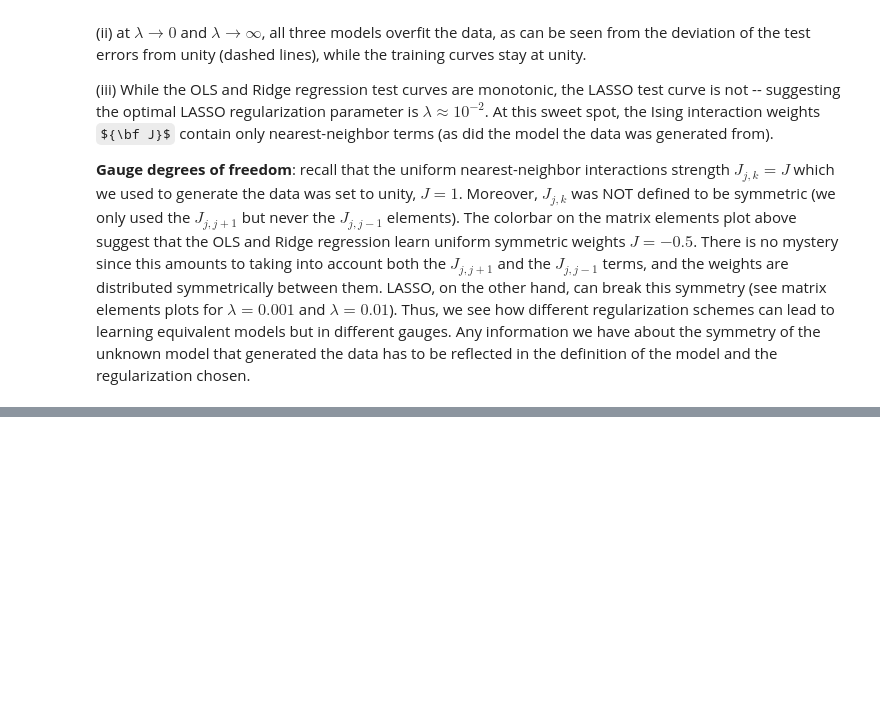
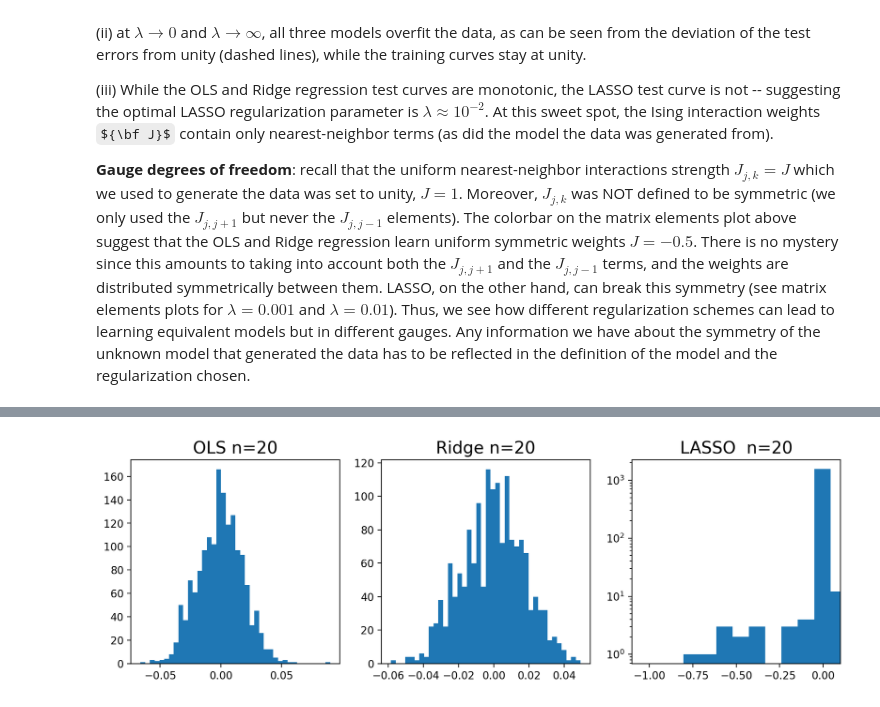
Before and after one commit to williamsaunders/Saunders_PY580, a Jupyter notebook: Jupyter_notebooks/NB4_CVI-linreg_ising.ipynb, the cells around one changed output, grey strips where cells are left out. Cells and saved outputs as stored; diff of their text form; code cells hidden in the pictures; some formulas as TeX source; blank space fills up the shorter version.

```diff
--- a/Jupyter_notebooks/NB4_CVI-linreg_ising.ipynb
+++ b/Jupyter_notebooks/NB4_CVI-linreg_ising.ipynb
@@ -248,0 +262,82 @@ __Gauge degrees of freedom__: recall that the uniform nearest-neighbor interacti
+# %%
+# set up Lasso and Ridge Regression models
+leastsq=linear_model.LinearRegression()
+ridge=linear_model.Ridge()
+lasso = linear_model.Lasso()
+
+# define error lists
+train_errors_leastsq = []
+test_errors_leastsq = []
+
+train_errors_ridge = []
+test_errors_ridge = []
+
+train_errors_lasso = []
+test_errors_lasso = []
+
+# set regularisation strength values
+lambda0 = 1e-3
+
+#Initialize coeffficients for ridge regression and Lasso
+coefs_leastsq = []
+coefs_ridge = []
+coefs_lasso=[]
+
+n_samples_list = [20, 200, 2000, 6000]
+
+for n_samples in n_samples_list:
+    # define train and test data sets
+    X_train=Data[0][:n_samples]
+    Y_train=Data[1][:n_samples]
+    X_test=Data[0][n_samples:3*n_samples//2]
+    Y_test=Data[1][n_samples:3*n_samples//2]
+
+    ### ordinary least squares
+    leastsq.fit(X_train, Y_train) # fit model
+    coefs_leastsq.append(leastsq.coef_) # store weights
+    # use the coefficient of determination R^2 as the performance of prediction.
+    train_errors_leastsq.append(leastsq.score(X_train, Y_train))
+    test_errors_leastsq.append(leastsq.score(X_test,Y_test))
+
+    ### apply RIDGE regression
+    ridge.set_params(alpha=lambda0) # set regularisation parameter
+    ridge.fit(X_train, Y_train) # fit model
+    coefs_ridge.append(ridge.coef_) # store weights
+    # use the coefficient of determination R^2 as the performance of prediction.
+    train_errors_ridge.append(ridge.score(X_train, Y_train))
+    test_errors_ridge.append(ridge.score(X_test,Y_test))
+
+    ### apply LASSO regression
+    lasso.set_params(alpha=lambda0) # set regularisation parameter
+    lasso.fit(X_train, Y_train) # fit model
+    coefs_lasso.append(lasso.coef_) # store weights
+    # use the coefficient of determination R^2 as the performance of prediction.
+    train_errors_lasso.append(lasso.score(X_train, Y_train))
+    test_errors_lasso.append(lasso.score(X_test,Y_test))
+
+    ### plot Ising interaction J
+    J_leastsq=np.array(leastsq.coef_).reshape((L,L))
+    J_ridge=np.array(ridge.coef_).reshape((L,L))
+    J_lasso=np.array(lasso.coef_).reshape((L,L))
+
+    fig, axarr = plt.subplots(nrows=1, ncols=3, figsize=(5, 3.5))
+
+    axarr[0].hist(J_leastsq.flatten(), bins=40)
+    axarr[0].set_title('OLS n=%i'%(n_samples),fontsize=16)
+
+
+    axarr[1].hist(J_ridge.flatten(), bins=40)
+    axarr[1].set_title('Ridge n=%i'%(n_samples),fontsize=16)
+
+    axarr[2].hist(J_lasso.flatten(), bins=40)
+    axarr[2].set_title('LASSO  n=%i'%(n_samples),fontsize=16)
+    axarr[2].set_xlim(-1.1, 0.1)
+    axarr[2].set_yscale('log')
+
+    divider = make_axes_locatable(axarr[2])
+
+    fig.subplots_adjust(right=2.0)
+
+    plt.show()
+# %% [output]
+[figure, added]
```
Also changed, not shown: parts of 8 cells of this notebook.
